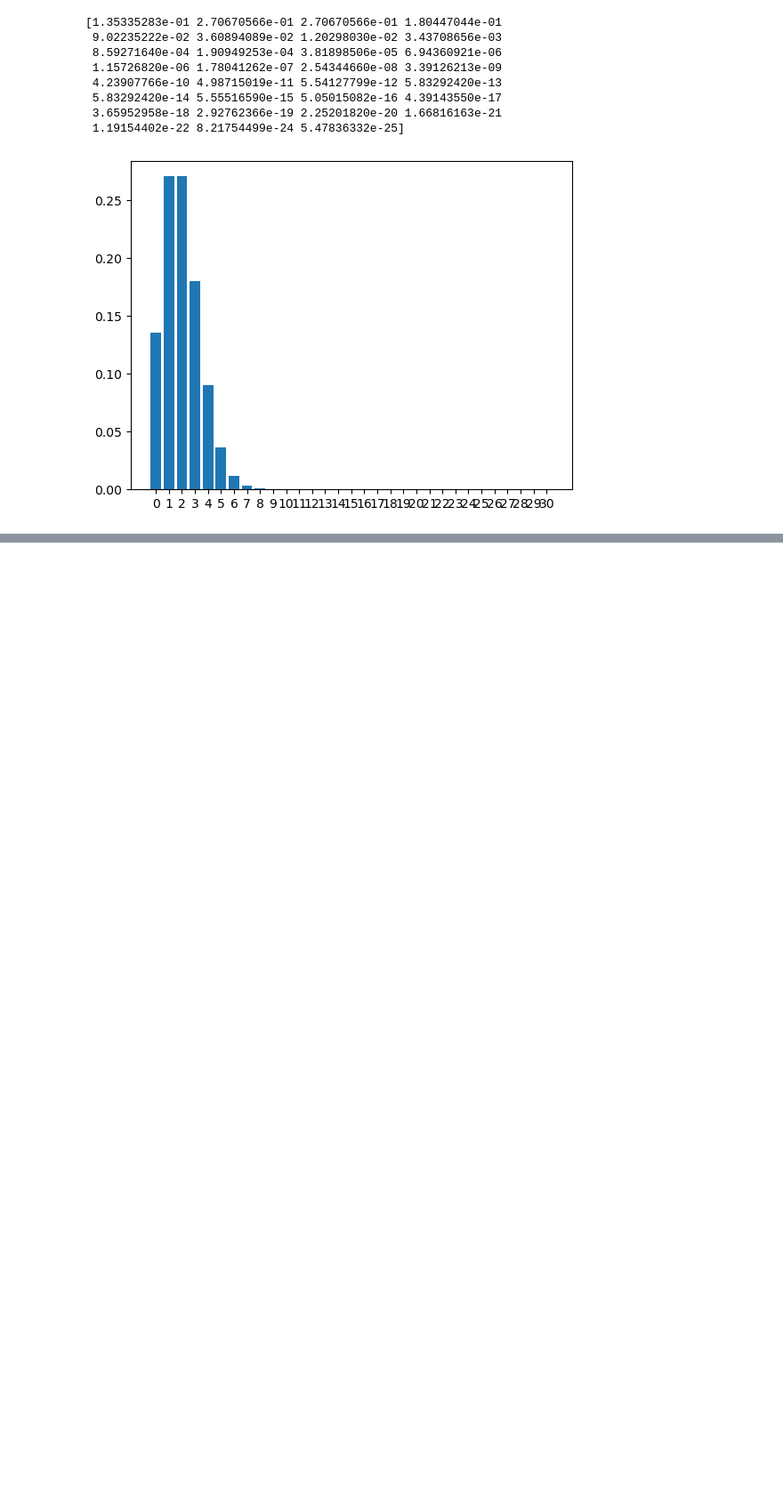
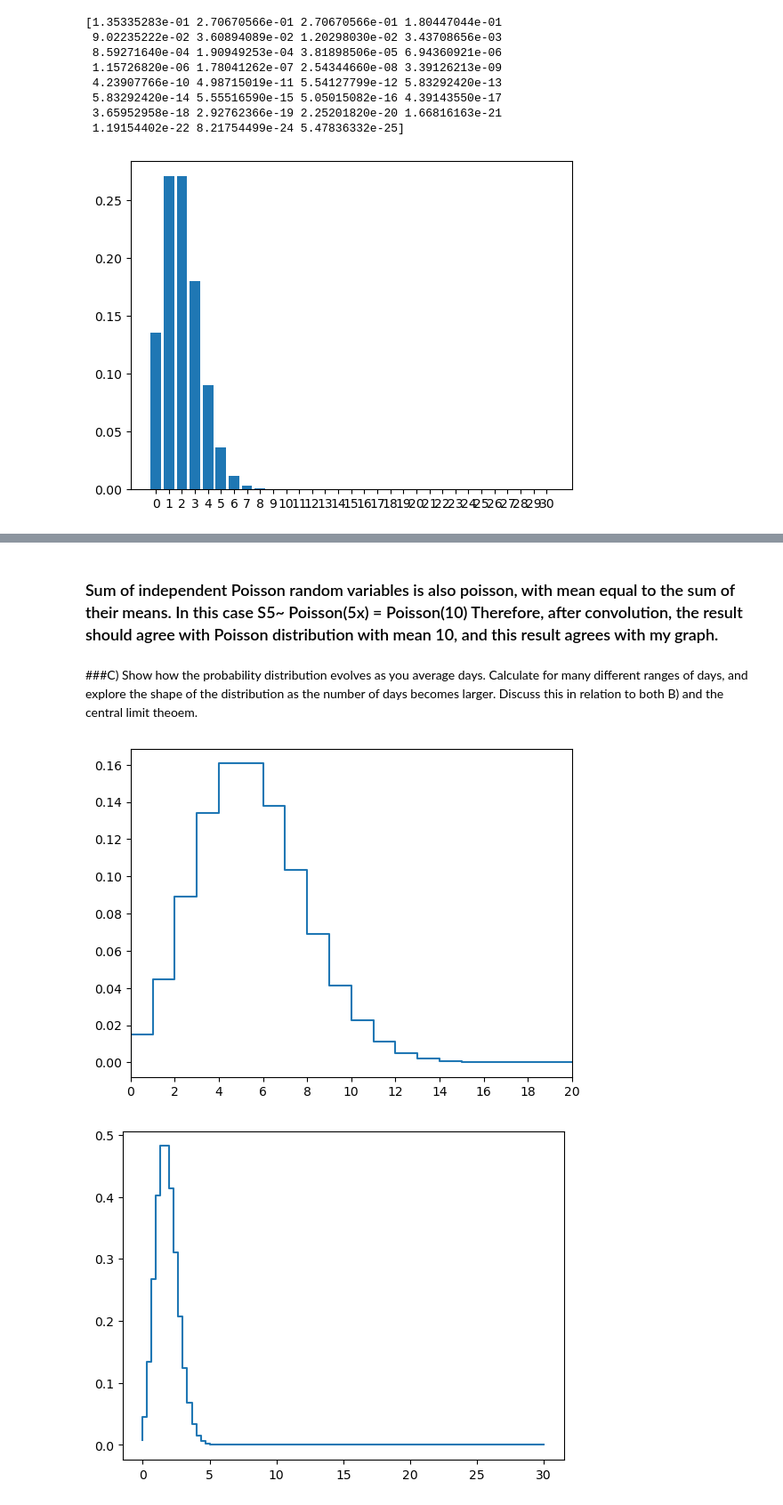
Before and after one commit to boyil8-hash/Lab_1, a Jupyter notebook: Lab2.ipynb, the cells around one changed output, grey strips where cells are left out. Shown at 89% size. Drawn from its saved outputs; the diff is of its cells as text; code cells hidden in the pictures; blank space fills up the shorter version.

```diff
--- a/Lab2.ipynb
+++ b/Lab2.ipynb
@@ -55,0 +66,25 @@ xsum.shape=(151,)
+# %% [markdown]
+### Sum of independent Poisson random variables is also poisson, with mean equal to the sum of their means. In this case S5~ Poisson(5x) = Poisson(10) Therefore, after convolution, the result should agree with Poisson distribution with mean 10, and this result agrees with my graph.
+# %% [markdown]
+###C) Show how the probability distribution evolves as you average days. Calculate for many different ranges of days, and explore the shape of the distribution as the number of days becomes larger. Discuss this in relation to both B) and the central limit theoem.
+# %%
+n =3
+yaxis10 = yaxis.copy()
+for i in range (n-1):
+    yaxis10 = np.convolve(yaxis10, yaxis, mode='full')
+
+xsum = np.arange(len(yaxis10))
+xaverage = xsum/n # rescale
+
+fig, ax = plt.subplots(1, 1)
+ax.step(xsum, yaxis10)
+ax.set_xlim(0, 20)
+ax.set_xticks(np.arange(0, 21, 2))
+plt.show()
+
+fig, ax = plt.subplots(1, 1)
+ax.step(xaverage, n*yaxis10)
+plt.show()
+# %% [output]
+[figure, added]
+[figure, added]
```
Also changed, not shown: parts of 24 cells of this notebook.
